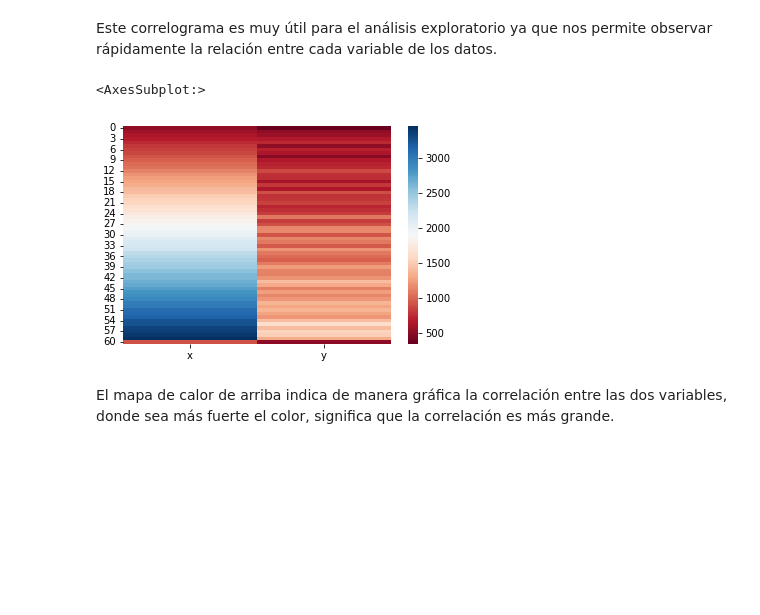
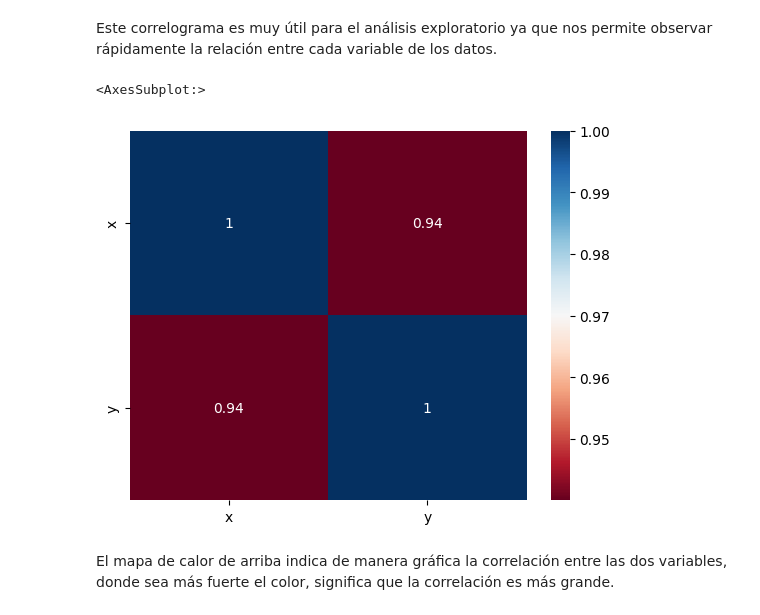
Before and after one commit to JFranciscoGR03/arte_de_analitica_equipo1, a Jupyter notebook: Dia-2/Visualizaciones_Estadistica.ipynb, the cells around one changed output. Drawn from its saved outputs; the diff is of its cells as text; code cells hidden in the pictures; blank space fills up the shorter version.

```diff
--- a/Dia-2/Visualizaciones_Estadistica.ipynb
+++ b/Dia-2/Visualizaciones_Estadistica.ipynb
@@ -51,9 +50,9 @@ plt.show()
 # %% [markdown]
 Este correlograma es muy útil para el análisis exploratorio ya que nos permite observar rápidamente la relación entre cada variable de los datos.
 # %%
-sb.heatmap(data,  cmap = "RdBu")
+sns.heatmap(data.corr(),  cmap = "RdBu", annot = True)
 # %% [output]
 <AxesSubplot:>
-[figure, old version]
+[figure, new version]
 # %% [markdown]
 El mapa de calor de arriba indica de manera gráfica la correlación entre las dos variables, donde sea más fuerte el color, significa que la correlación es más grande.
```
Also changed, not shown: parts of 4 cells of this notebook.
